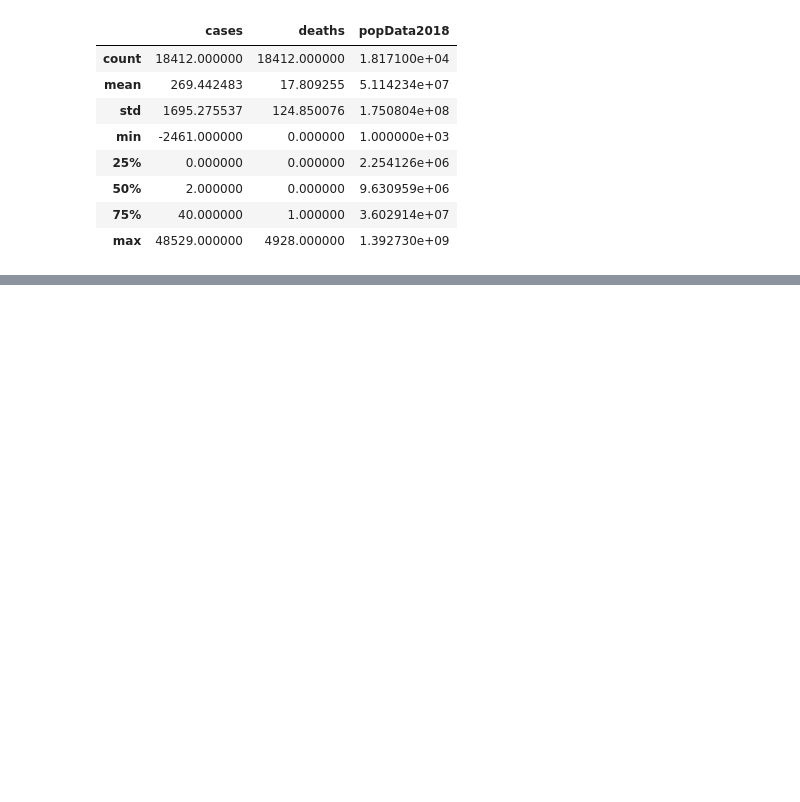
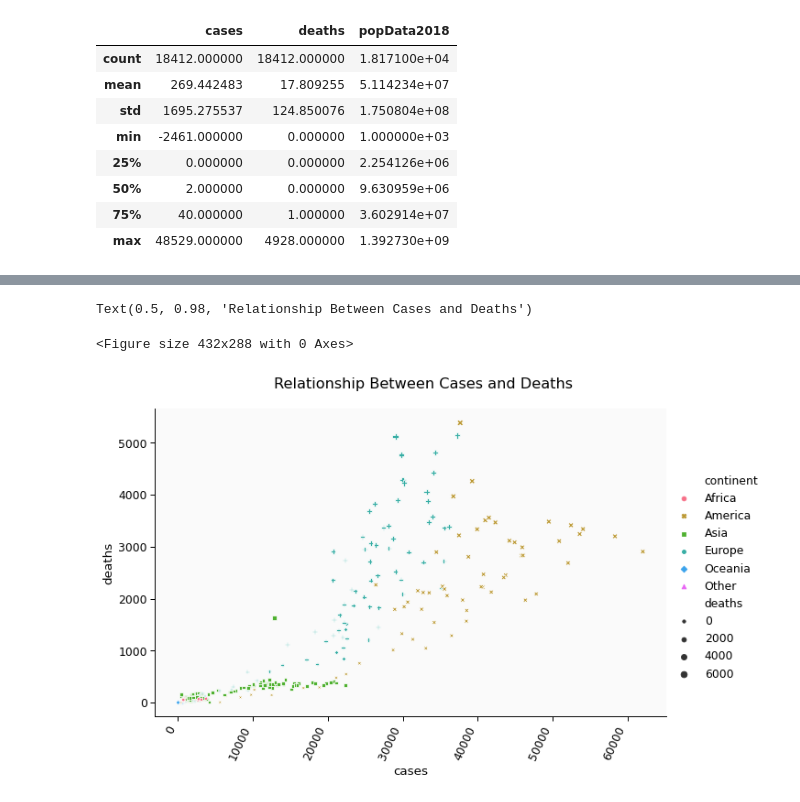
Before and after one commit to cardox6/cc19, a Jupyter notebook: notebook/cc19.v2.ipynb, the cells around one changed output, grey strips where cells are left out. Drawn from its saved outputs; the diff is of its cells as text; code cells hidden in the pictures; blank space fills up the shorter version.

```diff
--- a/notebook/cc19.v2.ipynb
+++ b/notebook/cc19.v2.ipynb
@@ -161,0 +145,18 @@ SyntaxError: invalid syntax (<ipython-input-307-e35da2758759>, line 20)
+# %%
+# Plot the Relationship Between Cases and Deaths
+
+#plt.title('Relationship Between Cases and Deaths')
+
+plt.tight_layout()
+gg = sns.relplot(x='cases', y='deaths', hue='continent', size='deaths', style='continent', height=6, aspect=1.5, data=df_cases)
+
+# Rotate x ticks
+gg.set_xticklabels(rotation=65, horizontalalignment='right')
+
+# Set Title, distance from top
+plt.subplots_adjust(top=0.9)
+gg.fig.suptitle('Relationship Between Cases and Deaths')
+# %% [output]
+Text(0.5, 0.98, 'Relationship Between Cases and Deaths')
+<Figure size 432x288 with 0 Axes>
+[figure, added]
```
Also changed, not shown: parts of 13 cells of this notebook, 2 other files.
